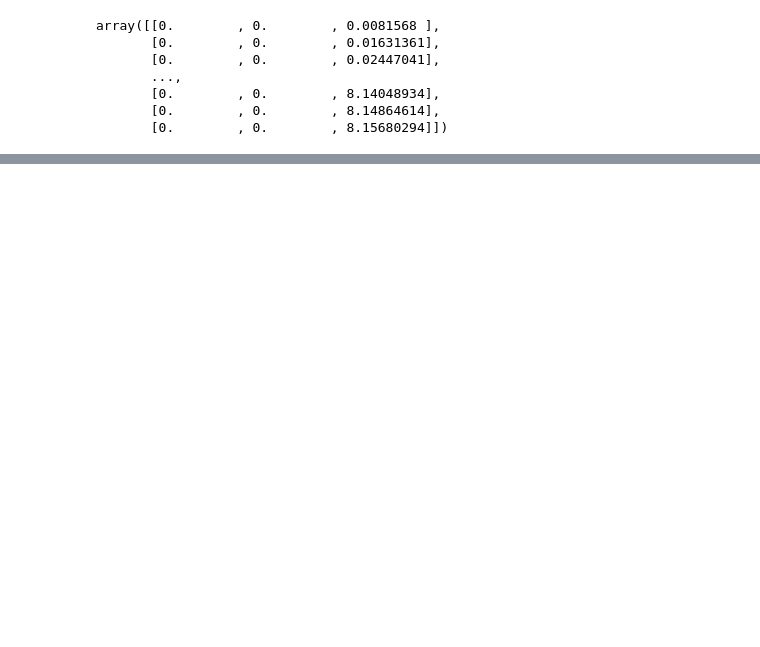
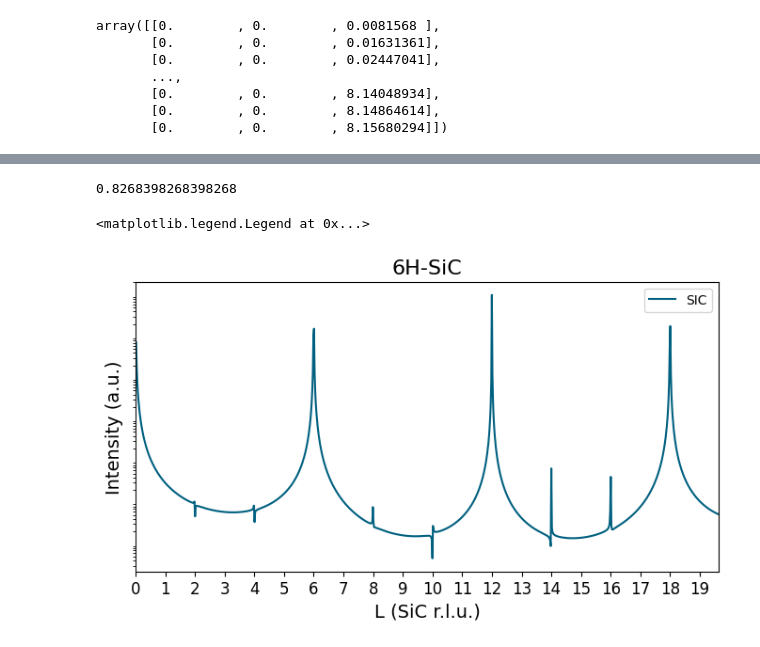
Before and after one commit to SeongSihun/CTR, a Jupyter notebook: Proj-ReSe2.ipynb, the cells around one changed output, grey strips where cells are left out. Cells and saved outputs as stored; diff of their text form; code cells hidden in the pictures; blank space fills up the shorter version.

```diff
--- a/Proj-ReSe2.ipynb
+++ b/Proj-ReSe2.ipynb
@@ -41,0 +98,6 @@ AttributeError: 'Molecule' object has no attribute 'volume'
+# %%
+# 0.166938  *  15.09808
+# 0.166938  *  15.09808  *  0.7496495704992273
+1.91/2.31
+# %% [output]
+0.8268398268398268
@@ -41,0 +161,19 @@ AttributeError: 'Molecule' object has no attribute 'volume'
+# %%
+Nx, Ny = 5, 5
+SIC = Film(sic, (0.8*Nx, 0.8*Ny, inf))
+BUF = Film(buffer, (0.8*Nx,0.8*Ny,1))
+BLG = Film(blg, (Nx, Ny, 2))
+# %%
+plt.close()
+plt.figure(figsize=(8,4))
+plt.title('6H-SiC', size=16)
+plt.semilogy(XRD.HKL(sic)[:,2], SIC|XRD, label='SIC', color='#006080')
+plt.xticks(range(20), size=12)
+plt.xlabel("L (SiC r.l.u.)", size=14)
+plt.ylabel("Intensity (a.u.)", size=14)
+plt.yticks([])
+plt.xlim([0, max(XRD.HKL(sic)[:,2])])
+plt.legend()
+# %% [output]
+<matplotlib.legend.Legend at 0x...>
+[figure, added]
```
Also changed, not shown: parts of 9 cells of this notebook, 6 other files.
